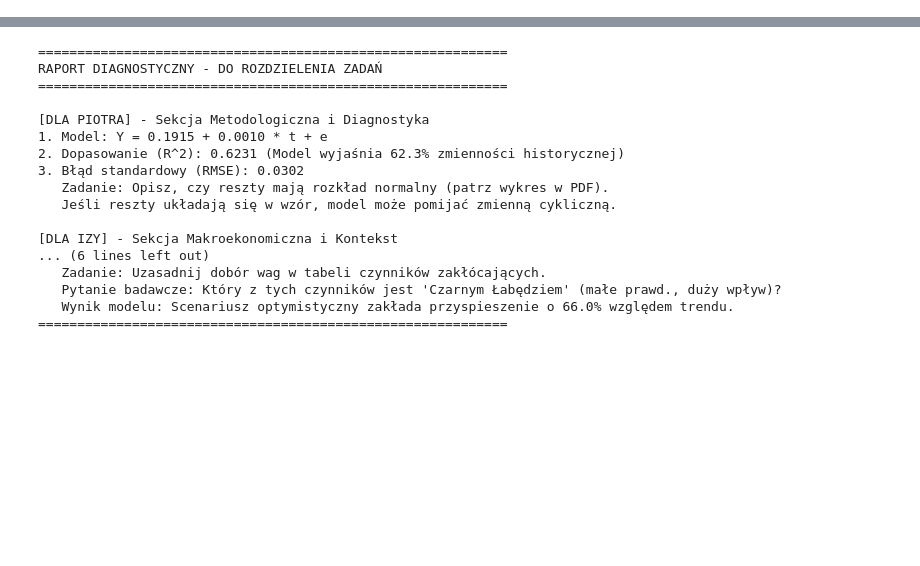
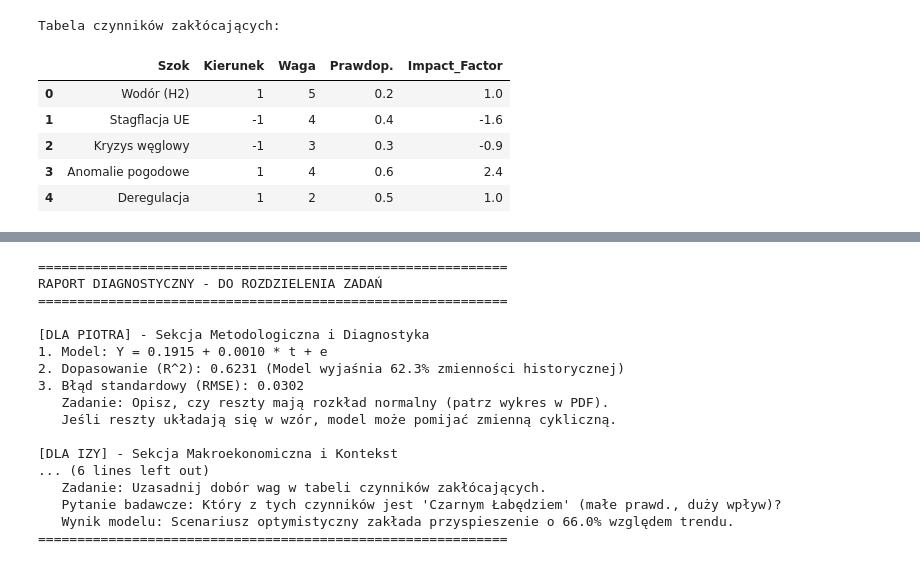
Before and after one commit to PWIS11/prog_zaawansowane, a Jupyter notebook: zadanie2/Zaawansowane_Prognozowanie_Zadanie2.ipynb, the cells around one changed output, grey strips where cells are left out. Saved outputs shown, nothing was run; the diff lists cells and outputs as text; code cells hidden in the pictures; blank space fills up the shorter version.

```diff
--- a/zadanie2/Zaawansowane_Prognozowanie_Zadanie2.ipynb
+++ b/zadanie2/Zaawansowane_Prognozowanie_Zadanie2.ipynb
@@ -57,40 +205,47 @@ intercept = model.intercept_
 # %%
 # ==============================================================================
-# BLOK 2: GENEROWANIE SCENARIUSZY (SYMULACJA SZOKÓW)
+# GENEROWANIE SCENARIUSZY
 # ==============================================================================
-# Prognoza ex-ante (do 2030)
+
+# 1. Definicja przyszłości
 last_date = df['date'].iloc[-1]
 last_index = df['time_index'].iloc[-1]
 future_dates = pd.date_range(start=last_date + pd.DateOffset(months=1), end='2030-12-31', freq='M')
 future_X = np.arange(last_index + 1, last_index + 1 + len(future_dates)).reshape(-1, 1)
 
-# Scenariusz Bazowy
+# 2. Scenariusz Bazowy (Status Quo)
 forecast_base = model.predict(future_X)
 
-# Definicja czynników zakłócających
+# 3. Tabela ekspercka (Klaudia)
 factors_data = {
-    'Sfera': ['Technologia', 'Makroekonomia', 'Geopolityka', 'Klimat', 'Legislacja'],
-    'Szok': [
-        'Przełom w H2 (Wodór)',
-        'Stagflacja w UE',
-        'Kryzys surowcowy (węgiel)',
-        'Anomalie pogodowe',
-        'Deregulacja OZE'
-    ],
+    'Szok': ['Wodór (H2)', 'Stagflacja UE', 'Kryzys węglowy', 'Anomalie pogodowe', 'Deregulacja'],
     'Kierunek': [1, -1, -1, 1, 1],
-    'Waga_Ekspercka': [5, 4, 3, 4, 2],
-    'Prawdopodobienstwo': [0.20, 0.40, 0.30, 0.60, 0.50]
+    'Waga': [5, 4, 3, 4, 2],
+    'Prawdop.': [0.20, 0.40, 0.30, 0.60, 0.50]
 }
 factors_df = pd.DataFrame(factors_data)
 
-# Obliczenie "Impact Factor"
-factors_df['Impact_Factor'] = factors_df['Waga_Ekspercka'] * factors_df['Prawdopodobienstwo'] * factors_df['Kierunek']
+# Obliczenie siły szoku (Impact Factor)
+factors_df['Impact_Factor'] = factors_df['Waga'] * factors_df['Prawdop.'] * factors_df['Kierunek']
 
+# Suma wektorów sił
 total_positive_shock = factors_df[factors_df['Impact_Factor'] > 0]['Impact_Factor'].sum()
 total_negative_shock = factors_df[factors_df['Impact_Factor'] < 0]['Impact_Factor'].sum()
 
-# Kalibracja wrażliwości modelu
+# Kalibracja wrażliwości (założenie: wpływ na nachylenie trendu)
 sensitivity_param = slope * 0.15
 
 forecast_opt = forecast_base + (future_X.flatten() - last_index) * (total_positive_shock * sensitivity_param)
 forecast_pes = forecast_base + (future_X.flatten() - last_index) * (total_negative_shock * sensitivity_param)
+
+# Prezentacja tabeli wag
+print("Tabela czynników zakłócających:")
+display(factors_df)
+# %% [output]
+Tabela czynników zakłócających:
+|  | Szok | Kierunek | Waga | Prawdop. | Impact_Factor |
+| 0 | Wodór (H2) | 1 | 5 | 0.2 | 1.0 |
+| 1 | Stagflacja UE | -1 | 4 | 0.4 | -1.6 |
+| 2 | Kryzys węglowy | -1 | 3 | 0.3 | -0.9 |
+| 3 | Anomalie pogodowe | 1 | 4 | 0.6 | 2.4 |
+| 4 | Deregulacja | 1 | 2 | 0.5 | 1.0 |
```
Also changed, not shown: parts of 18 cells of this notebook.
